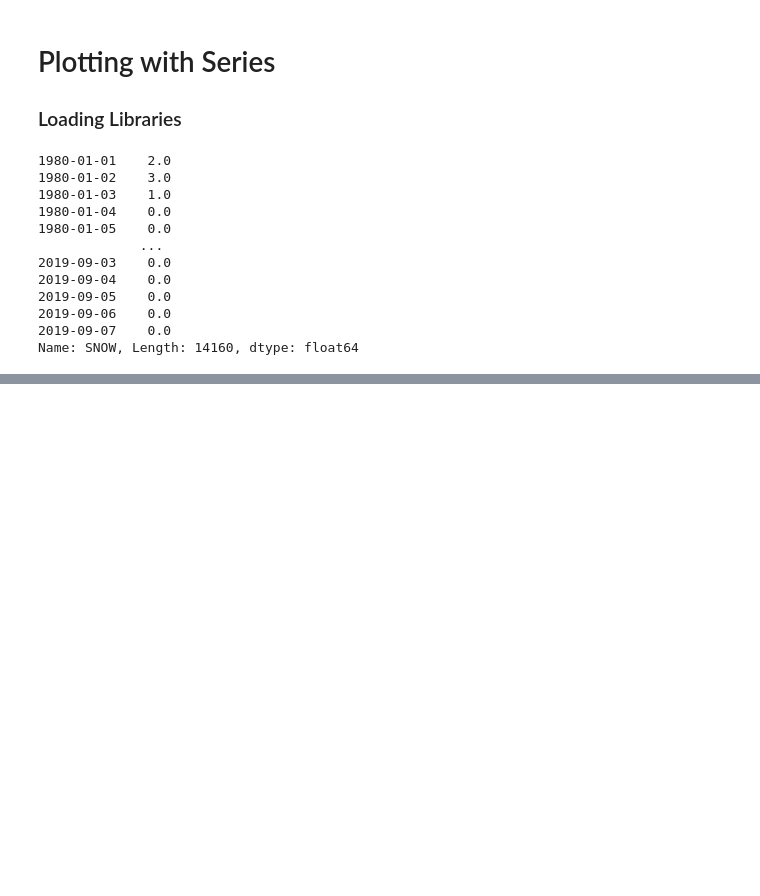
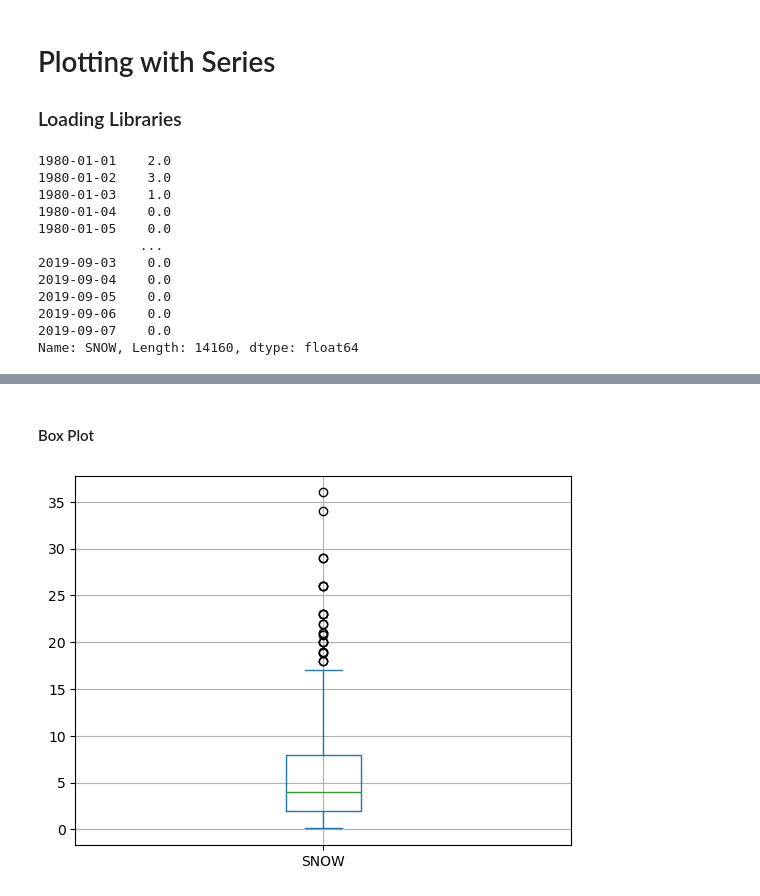
Before and after one commit to joakor89/Effective_Pandas, a Jupyter notebook: plotting_series.ipynb, the cells around one changed output, grey strips where cells are left out. Cells and saved outputs as stored; diff of their text form; code cells hidden in the pictures; blank space fills up the shorter version.

```diff
--- a/plotting_series.ipynb
+++ b/plotting_series.ipynb
@@ -37,0 +53,11 @@ Name: SNOW, Length: 14160, dtype: float64
+# %% [markdown]
+#### Box Plot
+# %%
+(snow
+ [lambda s:(s.index.month == 1) & (s>0)]
+ .plot.box()
+)
+plt.grid(True)
+plt.show()
+# %% [output]
+[figure, added]
```
Also changed, not shown: parts of 26 cells of this notebook, 1 other file.
